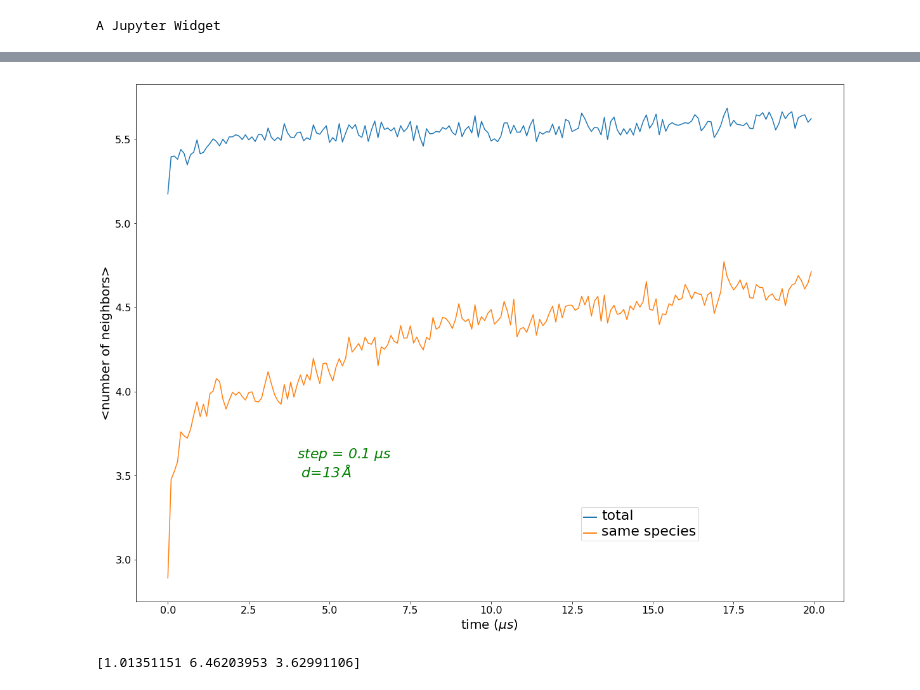
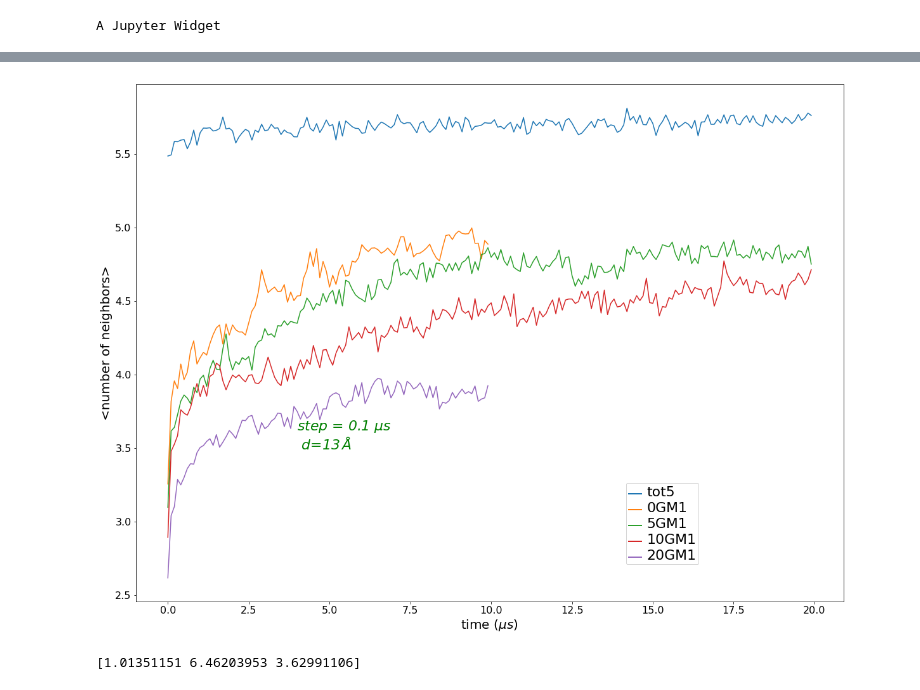
Before and after one commit to JulieCornet/scripts_analysis, a Jupyter notebook: phase_separation_quantification.ipynb, the cells around one changed output, grey strips where cells are left out. Saved outputs shown, nothing was run; the diff lists cells and outputs as text; code cells hidden in the pictures.

```diff
--- a/phase_separation_quantification.ipynb
+++ b/phase_separation_quantification.ipynb
@@ -265,6 +262,6 @@ print(cpt_neigh_sp/len(Mc))
 # %%
-time_simu = 20 # microseconds
-nb_frames_simu = 20000
+time_simu = 10 # microseconds
+nb_frames_simu = 10000
 # %%
 # compute the mean number of neighbors of the same species through time
 
@@ -355,30 +356,60 @@ print(neigh_sp)
+# %%
+name0 = '_DPPC_DIPC_chol_352'
+path_res0 = '/home/julie/analysis/bilayers/3-5-2/DPPC_DIPC_chol/'
+name5 = '_DPPC_DIPC_chol_352_5GM1_sup'
+path_res5 = '/home/julie/analysis/bilayers/3-5-2/DPPC_DIPC_chol_GM1_5/'
+name10 = '_DPPC_DIPC_chol_352_10GM1_sup'
+path_res10 = '/home/julie/analysis/bilayers/3-5-2/DPPC_DIPC_chol_GM1_10/'
+name20 = '_DPPC_DIPC_chol_352_20GM1'
+path_res20 = '/home/julie/analysis/bilayers/3-5-2/DPPC_DIPC_chol_GM1_20/'
+# %%
+t = np.load(path_res5+'time_phase_sep.npy')
+
+l0t = np.load(path_res0+'neigh_tot'+name0+'.npy')
+l0s = np.load(path_res0+'neigh_sp'+name0+'.npy')
+
+l5t = np.load(path_res5+'neigh_tot'+name5+'.npy')
+l5s = np.load(path_res5+'neigh_sp'+name5+'.npy')
+
+l10t = np.load(path_res10+'neigh_tot'+name10+'.npy')
+l10s = np.load(path_res10+'neigh_sp'+name10+'.npy')
+
+l20t = np.load(path_res20+'neigh_tot'+name20+'.npy')
+l20s = np.load(path_res20+'neigh_sp'+name20+'.npy')
 # %%
 # plot of the mean number of neighbors of the same species and the total mean number of neighbors through time
 fig, ax = plt.subplots(figsize=(20, 15))
 
-ax.plot(time,neigh_tot,label = 'total')
-ax.plot(time,neigh_sp, label = 'same species')
+#ax.plot(time,neigh_tot,label = 'total')
+#ax.plot(time,neigh_sp, label = 'same species')
+
+ax.plot(t,l5t,label = 'tot5')
+
+ax.plot(t[:100],l0s,label = '0GM1')
+ax.plot(t,l5s,label = '5GM1')
+ax.plot(t,l10s,label = '10GM1')
+ax.plot(t[:100],l20s,label = '20GM1')
 
 plt.xlabel('time ($\mu s$)',fontsize=20)
 plt.ylabel('<number of neighbors>',fontsize=20)
 plt.xticks(fontsize=16)
 plt.yticks(fontsize=16)
 plt.annotate('step = %.1lf $\mu s$\n d=%d$\, \AA$' % (tmes/ (nb_frames_simu/time_simu), d ), color='g', fontsize=22, style='italic', xy=(4,3.5), xytext=(4,3.5))
 
 
 legend = ax.legend(loc='right', bbox_to_anchor=(0.8, 0.15))
 # The frame is matplotlib.patches.Rectangle instance surrounding the legend.
 frame = legend.get_frame()
 #frame.set_facecolor('0.90')
 # Set the fontsize
 for label in legend.get_texts():
     label.set_fontsize(22)
 for label in legend.get_lines():
     label.set_linewidth(2)  # the legend line width
 
 plt.savefig(path_res+'neigh_time'+name+'.pdf', format='pdf',bbox_inches='tight')
 # %% [output]
-[figure, old version]
+[figure, new version]
 # %%
 tx = np.array(time)
 ny = np.array(neigh_sp)
```
Also changed, not shown: parts of 15 cells of this notebook.
